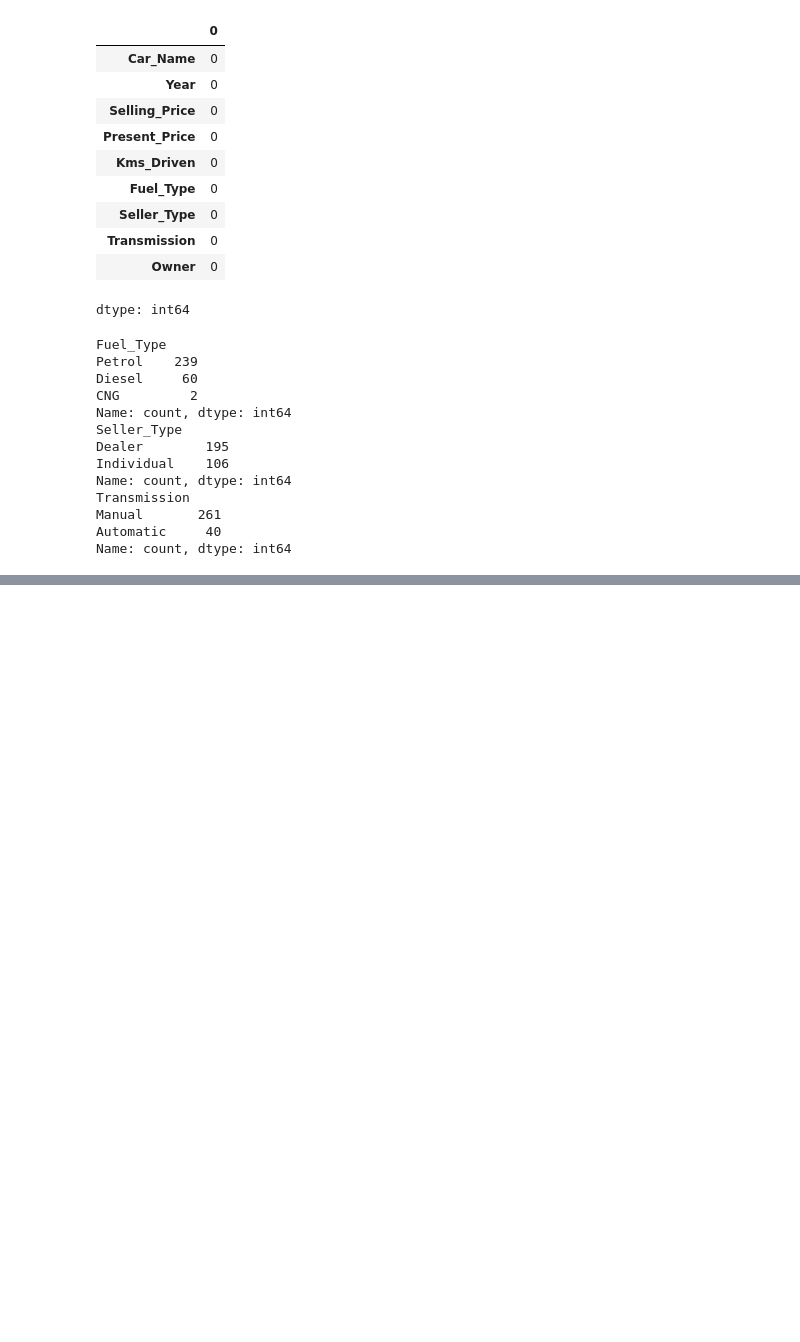
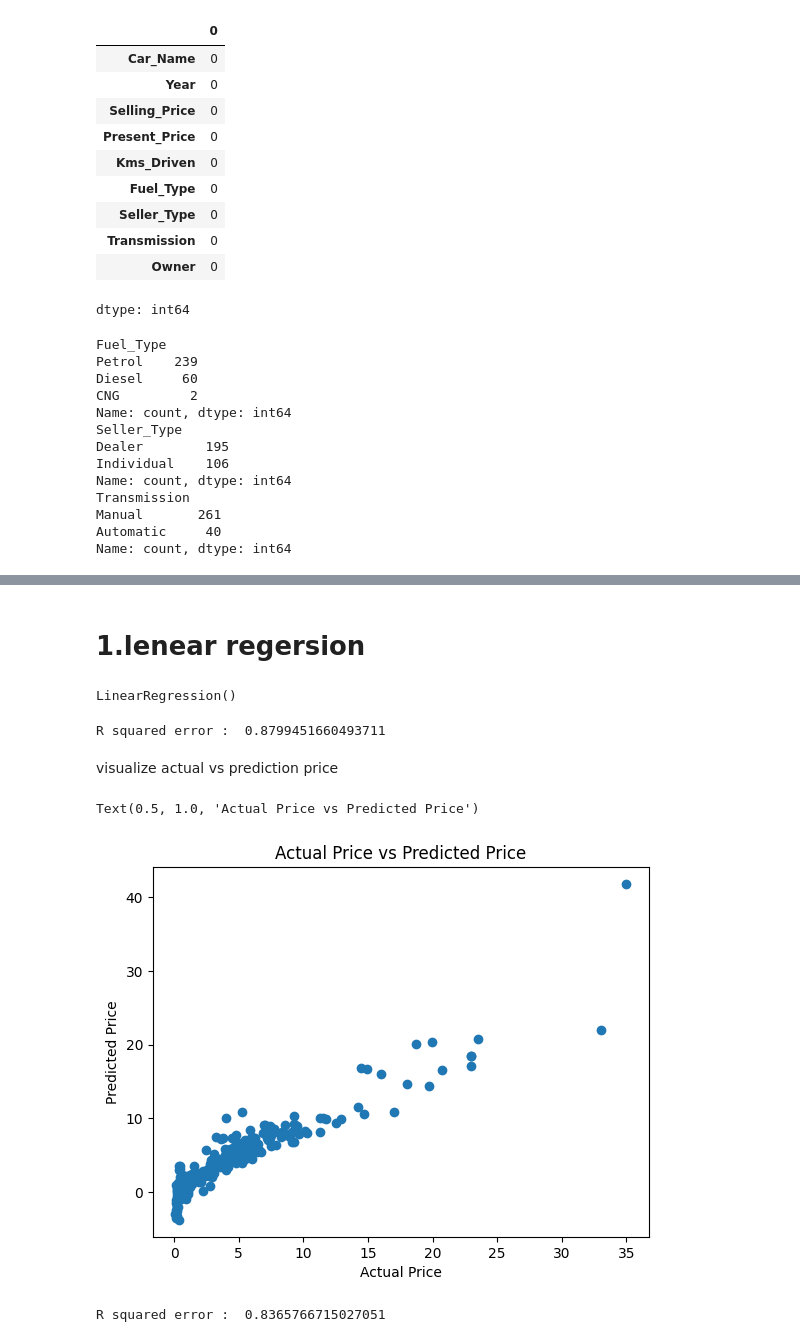
Before and after one commit to YuvinNavod/Python-Machine-Learning-Projects, a Jupyter notebook: 07_Car_Price_Prediction.ipynb, the cells around one changed output, grey strips where cells are left out. Cells and saved outputs as stored; diff of their text form; code cells hidden in the pictures; blank space fills up the shorter version.

```diff
--- a/07_Car_Price_Prediction.ipynb
+++ b/07_Car_Price_Prediction.ipynb
@@ -103,0 +107,34 @@ carDataset.head()
+# %%
+X=carDataset.drop(['Car_Name','Selling_Price'],axis=1)
+Y=carDataset['Selling_Price']
+# %%
+#train test split
+X_train,X_test,Y_train,Y_test=train_test_split(X,Y,test_size=0.1,random_state=2)
+# %% [markdown]
+# 1.lenear regersion
+# %%
+#difine the model
+lin_reg_model=LinearRegression()
+lin_reg_model.fit(X_train,Y_train)
+# %% [output]
+LinearRegression()
+# %%
+#modal evaluation
+#from taranig data
+trDaPrediction=lin_reg_model.predict(X_train)
+# %%
+#R squred error
+error_score=metrics.r2_score(Y_train,trDaPrediction)
+print("R squared error : ",error_score)
+# %% [output]
+R squared error :  0.8799451660493711
+# %% [markdown]
+visualize actual vs prediction price
+# %%
+plt.scatter(Y_train,trDaPrediction)
+plt.xlabel("Actual Price")
+plt.ylabel("Predicted Price")
+plt.title("Actual Price vs Predicted Price")
+# %% [output]
+Text(0.5, 1.0, 'Actual Price vs Predicted Price')
+[figure, added]
@@ -103,0 +144,6 @@ carDataset.head()
+# %%
+#r squre error
+error_score=metrics.r2_score(Y_test,testDaPrediction)
+print("R squared error : ",error_score)
+# %% [output]
+R squared error :  0.8365766715027051
```
Also changed, not shown: parts of 14 cells of this notebook.
